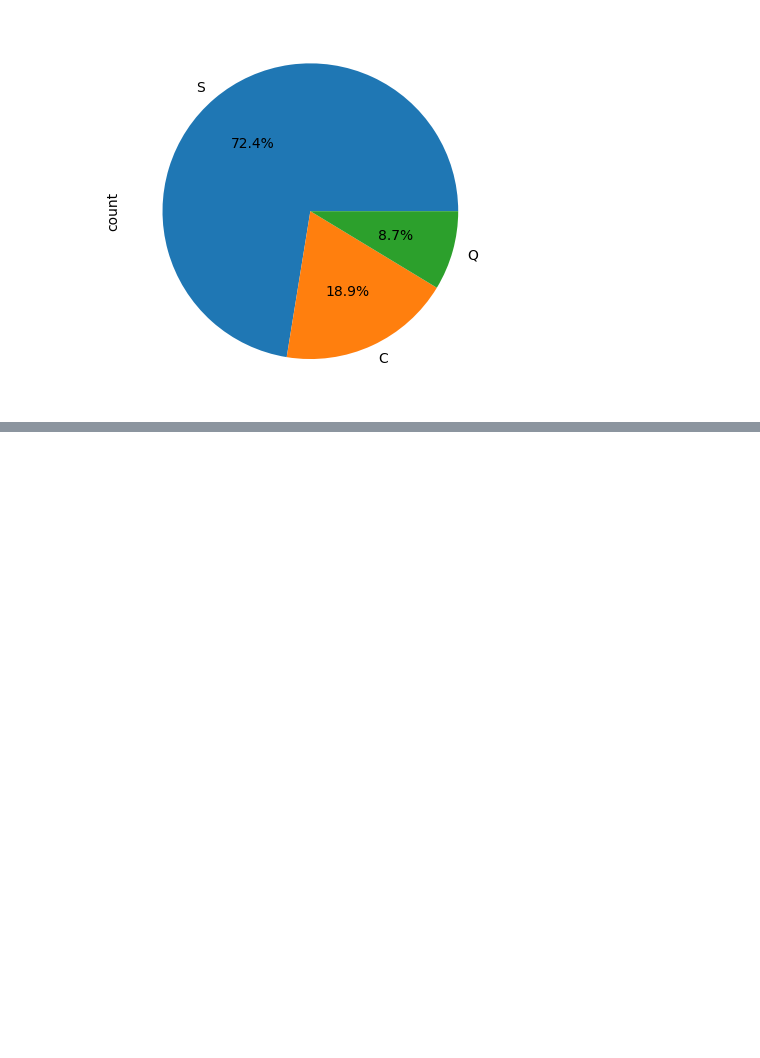
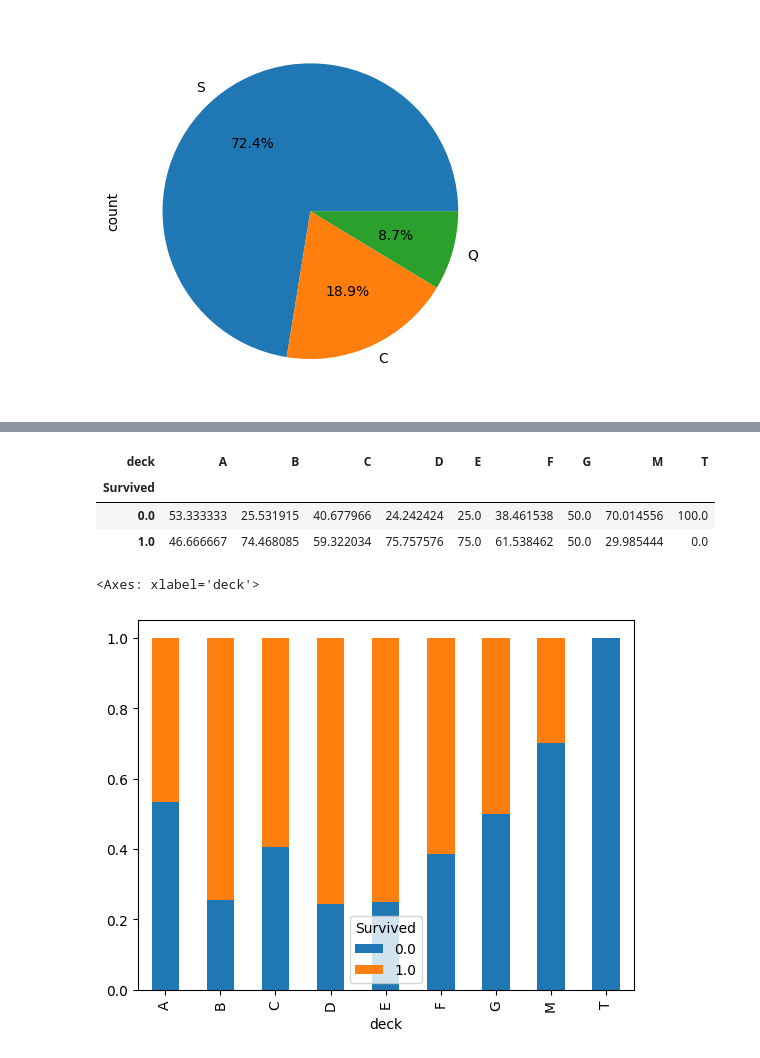
Before and after one commit to visheshbpatel/data-science, a Jupyter notebook: 07-data-analysis/29-exploratory-data-analysis/01-EDA.ipynb, the cells around one changed output, grey strips where cells are left out. Saved outputs shown, nothing was run; the diff lists cells and outputs as text; code cells hidden in the pictures; blank space fills up the shorter version.

```diff
--- a/07-data-analysis/29-exploratory-data-analysis/01-EDA.ipynb
+++ b/07-data-analysis/29-exploratory-data-analysis/01-EDA.ipynb
@@ -280,0 +697,14 @@ df['Embarked'].value_counts().plot(kind='pie', autopct="%0.1f%%")
+# %%
+df['title'] = df['title'].replace(
+    ['Rev.', 'Dr.', 'Col.', 'Major.', 'Don.', 'Capt.', 'the', 'Jonkheer.'],
+    'other'
+)
+# %%
+df['title'] = df['title'].replace({
+    'Ms.': 'Miss.',
+    'Mlle.': 'Miss.',
+    'Mme.': 'Mrs.',
+    'Lady.': 'Royalty',
+    'Dona.': 'Royalty',
+    'Sir.': 'Royalty'
+})
@@ -280,0 +775,2 @@ df['Embarked'].value_counts().plot(kind='pie', autopct="%0.1f%%")
+# %%
+df['Cabin'].fillna('M',inplace=True)
@@ -280,0 +793,2 @@ df['Embarked'].value_counts().plot(kind='pie', autopct="%0.1f%%")
+# %%
+df['deck'] = df['Cabin'].str[0]
@@ -280,0 +823,12 @@ df['Embarked'].value_counts().plot(kind='pie', autopct="%0.1f%%")
+# %%
+pd.crosstab(df['Survived'], df['deck'], normalize='columns')*100
+# %% [output]
+| deck | A | B | C | D | E | F | G | M | T |
+| Survived |  |  |  |  |  |  |  |  |  |
+| 0.0 | 53.333333 | 25.531915 | 40.677966 | 24.242424 | 25.0 | 38.461538 | 50.0 | 70.014556 | 100.0 |
+| 1.0 | 46.666667 | 74.468085 | 59.322034 | 75.757576 | 75.0 | 61.538462 | 50.0 | 29.985444 | 0.0 |
+# %%
+pd.crosstab(df['deck'], df['Survived'], normalize='index').plot(kind='bar',stacked=True)
+# %% [output]
+<Axes: xlabel='deck'>
+[figure, added]
```
Also changed, not shown: parts of 59 cells of this notebook.
